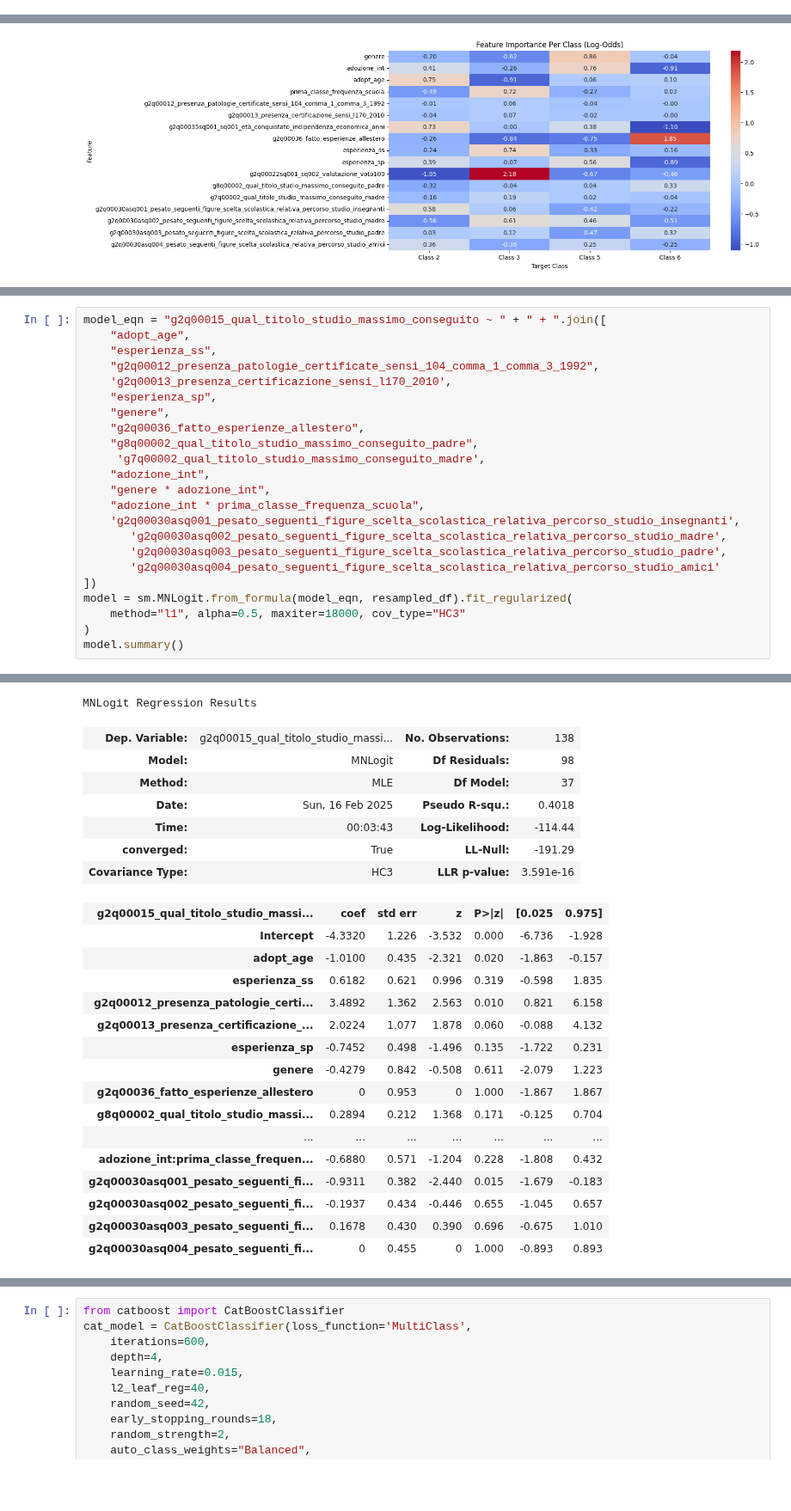
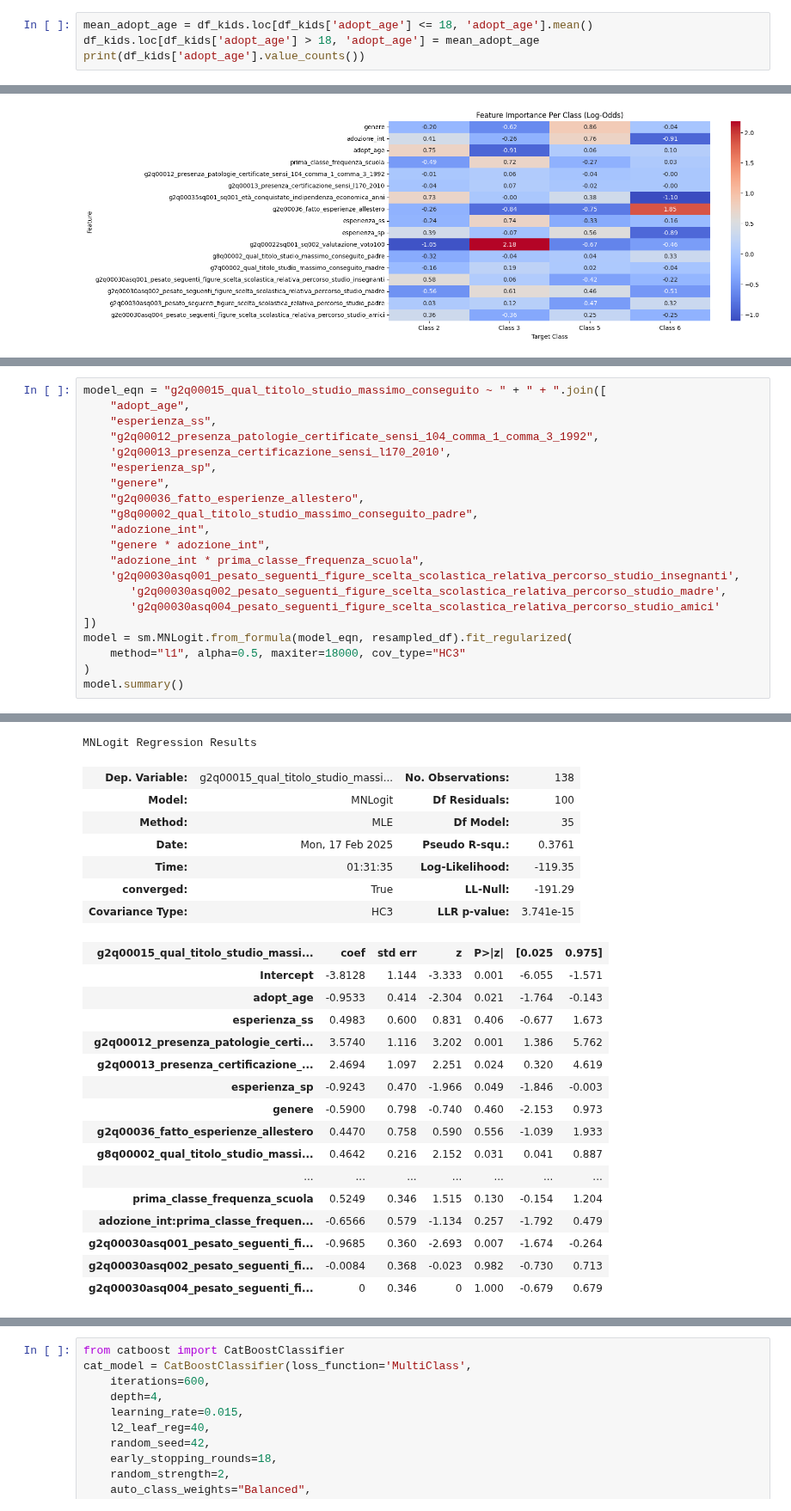
Before and after one commit to arina19-2000/unimi, a Jupyter notebook: tesi/kids_survey.ipynb, the cells around one changed output, grey strips where cells are left out. Shown at 86% size. Drawn from its saved outputs; the diff is of its cells as text; blank space fills up the shorter version.

```diff
--- a/tesi/kids_survey.ipynb
+++ b/tesi/kids_survey.ipynb
@@ -134,3 +128,7 @@ df_kids['g2q00015_qual_titolo_studio_massimo_conseguito'].value_counts()
 dtype: int64
 # %%
 df_kids = df_kids.dropna(subset=['g2q00015_qual_titolo_studio_massimo_conseguito'])
+# %%
+mean_adopt_age = df_kids.loc[df_kids['adopt_age'] <= 18, 'adopt_age'].mean()
+df_kids.loc[df_kids['adopt_age'] > 18, 'adopt_age'] = mean_adopt_age
+print(df_kids['adopt_age'].value_counts())
@@ -779,13 +811,11 @@ model_eqn = "g2q00015_qual_titolo_studio_massimo_conseguito ~ " + " + ".join([
     "genere",
     "g2q00036_fatto_esperienze_allestero",
     "g8q00002_qual_titolo_studio_massimo_conseguito_padre",
-     'g7q00002_qual_titolo_studio_massimo_conseguito_madre',
     "adozione_int",
     "genere * adozione_int",
     "adozione_int * prima_classe_frequenza_scuola",
     'g2q00030asq001_pesato_seguenti_figure_scelta_scolastica_relativa_percorso_studio_insegnanti',
        'g2q00030asq002_pesato_seguenti_figure_scelta_scolastica_relativa_percorso_studio_madre',
-       'g2q00030asq003_pesato_seguenti_figure_scelta_scolastica_relativa_percorso_studio_padre',
        'g2q00030asq004_pesato_seguenti_figure_scelta_scolastica_relativa_percorso_studio_amici'
 ])
 model = sm.MNLogit.from_formula(model_eqn, resampled_df).fit_regularized(
@@ -801,27 +831,27 @@ Optimization terminated successfully    (Exit mode 0)
 MNLogit Regression Results
 | Dep. Variable: | g2q00015_qual_titolo_studio_massi... | No. Observations: | 138 |
-| Model: | MNLogit | Df Residuals: | 98 |
-| Method: | MLE | Df Model: | 37 |
-| Date: | Sun, 16 Feb 2025 | Pseudo R-squ.: | 0.4018 |
-| Time: | 00:03:43 | Log-Likelihood: | -114.44 |
+| Model: | MNLogit | Df Residuals: | 100 |
+| Method: | MLE | Df Model: | 35 |
+| Date: | Mon, 17 Feb 2025 | Pseudo R-squ.: | 0.3761 |
+| Time: | 01:31:35 | Log-Likelihood: | -119.35 |
 | converged: | True | LL-Null: | -191.29 |
-| Covariance Type: | HC3 | LLR p-value: | 3.591e-16 |
+| Covariance Type: | HC3 | LLR p-value: | 3.741e-15 |
 | g2q00015_qual_titolo_studio_massi... | coef | std err | z | P>|z| | [0.025 | 0.975] |
-| Intercept | -4.3320 | 1.226 | -3.532 | 0.000 | -6.736 | -1.928 |
-| adopt_age | -1.0100 | 0.435 | -2.321 | 0.020 | -1.863 | -0.157 |
-| esperienza_ss | 0.6182 | 0.621 | 0.996 | 0.319 | -0.598 | 1.835 |
-| g2q00012_presenza_patologie_certi... | 3.4892 | 1.362 | 2.563 | 0.010 | 0.821 | 6.158 |
-| g2q00013_presenza_certificazione_... | 2.0224 | 1.077 | 1.878 | 0.060 | -0.088 | 4.132 |
-| esperienza_sp | -0.7452 | 0.498 | -1.496 | 0.135 | -1.722 | 0.231 |
-| genere | -0.4279 | 0.842 | -0.508 | 0.611 | -2.079 | 1.223 |
-| g2q00036_fatto_esperienze_allestero | 0 | 0.953 | 0 | 1.000 | -1.867 | 1.867 |
-| g8q00002_qual_titolo_studio_massi... | 0.2894 | 0.212 | 1.368 | 0.171 | -0.125 | 0.704 |
+| Intercept | -3.8128 | 1.144 | -3.333 | 0.001 | -6.055 | -1.571 |
+| adopt_age | -0.9533 | 0.414 | -2.304 | 0.021 | -1.764 | -0.143 |
+| esperienza_ss | 0.4983 | 0.600 | 0.831 | 0.406 | -0.677 | 1.673 |
+| g2q00012_presenza_patologie_certi... | 3.5740 | 1.116 | 3.202 | 0.001 | 1.386 | 5.762 |
+| g2q00013_presenza_certificazione_... | 2.4694 | 1.097 | 2.251 | 0.024 | 0.320 | 4.619 |
+| esperienza_sp | -0.9243 | 0.470 | -1.966 | 0.049 | -1.846 | -0.003 |
+| genere | -0.5900 | 0.798 | -0.740 | 0.460 | -2.153 | 0.973 |
+| g2q00036_fatto_esperienze_allestero | 0.4470 | 0.758 | 0.590 | 0.556 | -1.039 | 1.933 |
+| g8q00002_qual_titolo_studio_massi... | 0.4642 | 0.216 | 2.152 | 0.031 | 0.041 | 0.887 |
 | ... | ... | ... | ... | ... | ... | ... |
-| adozione_int:prima_classe_frequen... | -0.6880 | 0.571 | -1.204 | 0.228 | -1.808 | 0.432 |
-| g2q00030asq001_pesato_seguenti_fi... | -0.9311 | 0.382 | -2.440 | 0.015 | -1.679 | -0.183 |
-| g2q00030asq002_pesato_seguenti_fi... | -0.1937 | 0.434 | -0.446 | 0.655 | -1.045 | 0.657 |
-| g2q00030asq003_pesato_seguenti_fi... | 0.1678 | 0.430 | 0.390 | 0.696 | -0.675 | 1.010 |
-| g2q00030asq004_pesato_seguenti_fi... | 0 | 0.455 | 0 | 1.000 | -0.893 | 0.893 |
+| prima_classe_frequenza_scuola | 0.5249 | 0.346 | 1.515 | 0.130 | -0.154 | 1.204 |
+| adozione_int:prima_classe_frequen... | -0.6566 | 0.579 | -1.134 | 0.257 | -1.792 | 0.479 |
+| g2q00030asq001_pesato_seguenti_fi... | -0.9685 | 0.360 | -2.693 | 0.007 | -1.674 | -0.264 |
+| g2q00030asq002_pesato_seguenti_fi... | -0.0084 | 0.368 | -0.023 | 0.982 | -0.730 | 0.713 |
+| g2q00030asq004_pesato_seguenti_fi... | 0 | 0.346 | 0 | 1.000 | -0.679 | 0.679 |
 # %%
 model_eqn = "g2q00015_qual_titolo_studio_massimo_conseguito ~ " + " + ".join([
     "adopt_age",
```
Also changed, not shown: parts of 22 cells of this notebook.
